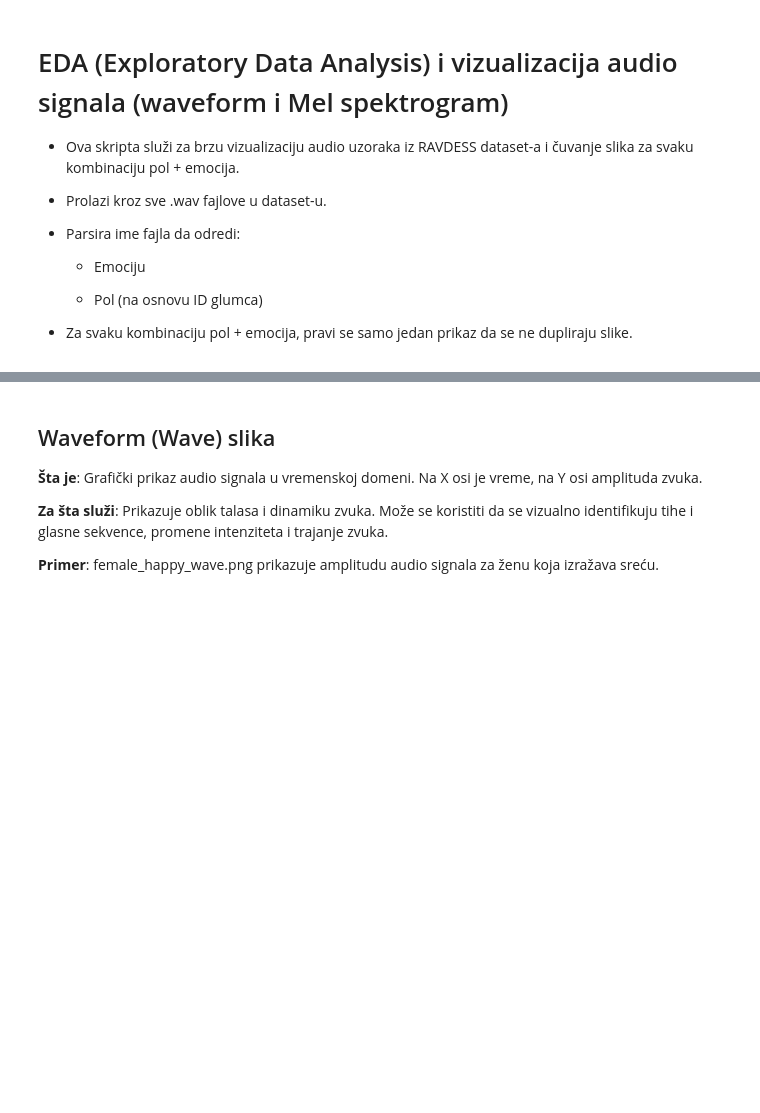
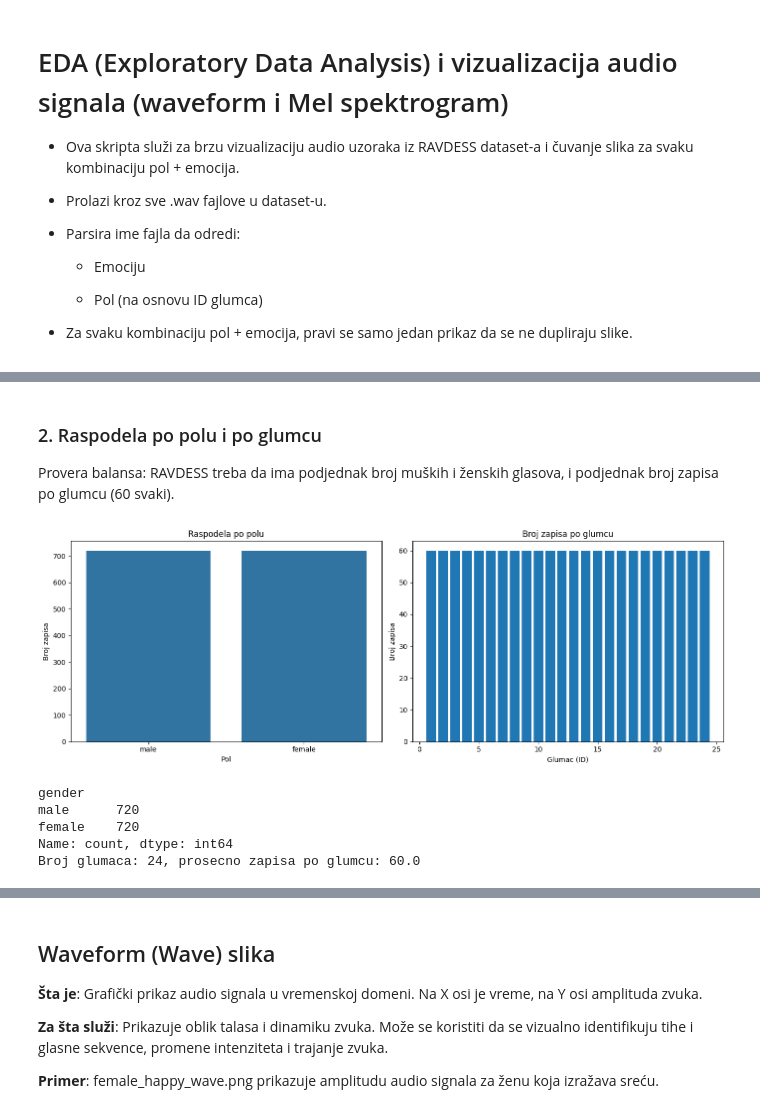
Before and after one commit to andjelavostic/emotion-detector, a Jupyter notebook: eda_visualzation.ipynb, the cells around one changed output, grey strips where cells are left out. Drawn from its saved outputs; the diff is of its cells as text; code cells hidden in the pictures; blank space fills up the shorter version.

```diff
--- a/eda_visualzation.ipynb
+++ b/eda_visualzation.ipynb
@@ -14,0 +66,31 @@
+# %% [markdown]
+### 2. Raspodela po polu i po glumcu
+
+Provera balansa: RAVDESS treba da ima podjednak broj muških i ženskih glasova, i podjednak broj zapisa po glumcu (60 svaki).
+# %%
+fig, axes = plt.subplots(1, 2, figsize=(14, 5))
+
+sns.countplot(data=df_labels, x="gender", ax=axes[0])
+axes[0].set_title("Raspodela po polu")
+axes[0].set_xlabel("Pol")
+axes[0].set_ylabel("Broj zapisa")
+
+actor_counts = df_labels.groupby("actor").size()
+axes[1].bar(actor_counts.index, actor_counts.values)
+axes[1].set_title("Broj zapisa po glumcu")
+axes[1].set_xlabel("Glumac (ID)")
+axes[1].set_ylabel("Broj zapisa")
+
+plt.tight_layout()
+plt.savefig("visualization/eda_photos/gender_actor_distribution.png")
+plt.show()
+
+print(df_labels["gender"].value_counts())
+print(f"Broj glumaca: {df_labels['actor'].nunique()}, prosecno zapisa po glumcu: {actor_counts.mean():.1f}")
+# %% [output]
+[figure, added]
+gender
+male      720
+female    720
+Name: count, dtype: int64
+Broj glumaca: 24, prosecno zapisa po glumcu: 60.0
```
Also changed, not shown: parts of 8 cells of this notebook, 15 other files.
